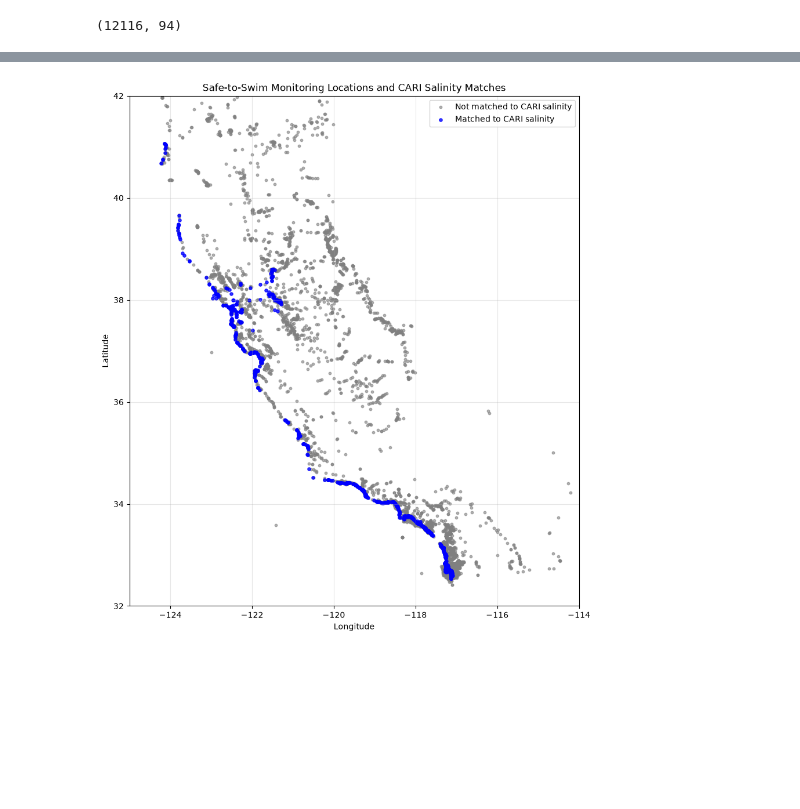
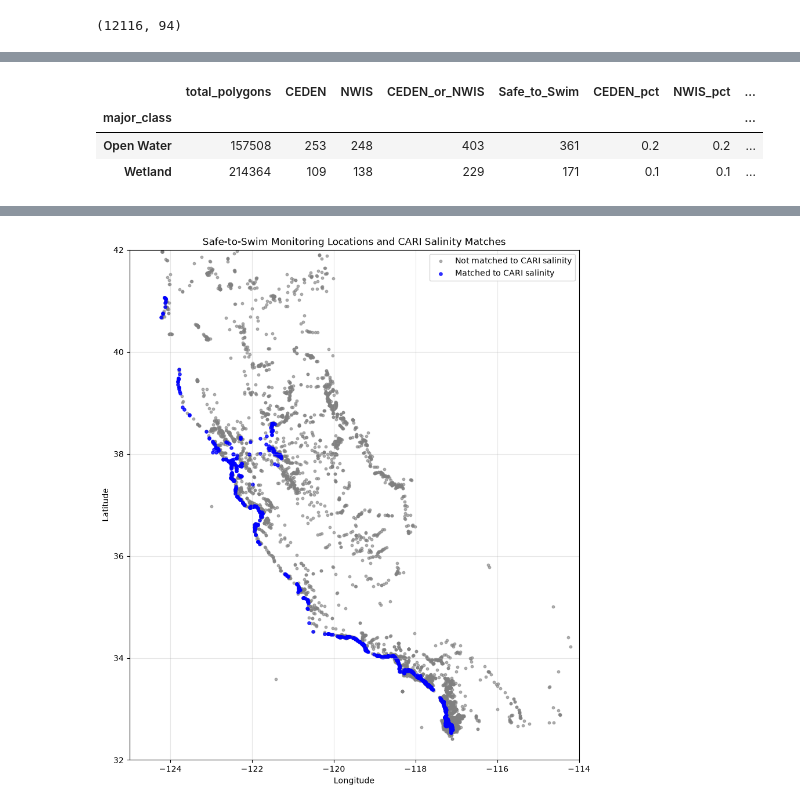
Before and after one commit to shordyk/safetoswim-waterbodies, a Jupyter notebook: src/01_explore_raw.ipynb, the cells around one changed output, grey strips where cells are left out. Drawn from its saved outputs; the diff is of its cells as text; code cells hidden in the pictures; blank space fills up the shorter version.

```diff
--- a/src/01_explore_raw.ipynb
+++ b/src/01_explore_raw.ipynb
@@ -832,0 +632,20 @@ Name: count, dtype: int64
+# %%
+# Preform joins
+ceden_joined = join_monitoring_to_cari(
+    gdf_ceden,
+    cari_join
+)
+
+nwis_joined = join_monitoring_to_cari(
+    gdf_nwis,
+    cari_join
+)
+
+s2s_joined = join_monitoring_to_cari(
+    gdf_s2s,
+    cari_join
+)
+
+print("CEDEN joined records:", len(ceden_joined))
+print("NWIS joined records:", len(nwis_joined))
+print("Safe-to-Swim joined records:", len(s2s_joined))
@@ -832,0 +865,31 @@ Name: count, dtype: int64
+# %%
+coverage_by_class = (
+    coverage_by_polygon
+    .groupby("major_class", dropna=False)
+    .agg(
+        total_polygons=("CARI_id", "nunique"),
+        CEDEN=("CEDEN_matched", "sum"),
+        NWIS=("NWIS_matched", "sum"),
+        CEDEN_or_NWIS=("Either_CEDEN_NWIS", "sum"),
+        Safe_to_Swim=("S2S_matched", "sum")
+    )
+)
+
+for col in [
+    "CEDEN",
+    "NWIS",
+    "CEDEN_or_NWIS",
+    "Safe_to_Swim"
+]:
+    coverage_by_class[f"{col}_pct"] = (
+        coverage_by_class[col]
+        / coverage_by_class["total_polygons"]
+        * 100
+    )
+
+display(coverage_by_class.round(1))
+# %% [output]
+|  | total_polygons | CEDEN | NWIS | CEDEN_or_NWIS | Safe_to_Swim | CEDEN_pct | NWIS_pct | ... |
+| major_class |  |  |  |  |  |  |  | ... |
+| Open Water | 157508 | 253 | 248 | 403 | 361 | 0.2 | 0.2 | ... |
+| Wetland | 214364 | 109 | 138 | 229 | 171 | 0.1 | 0.1 | ... |
```
Also changed, not shown: parts of 53 cells of this notebook, 40 other files.
